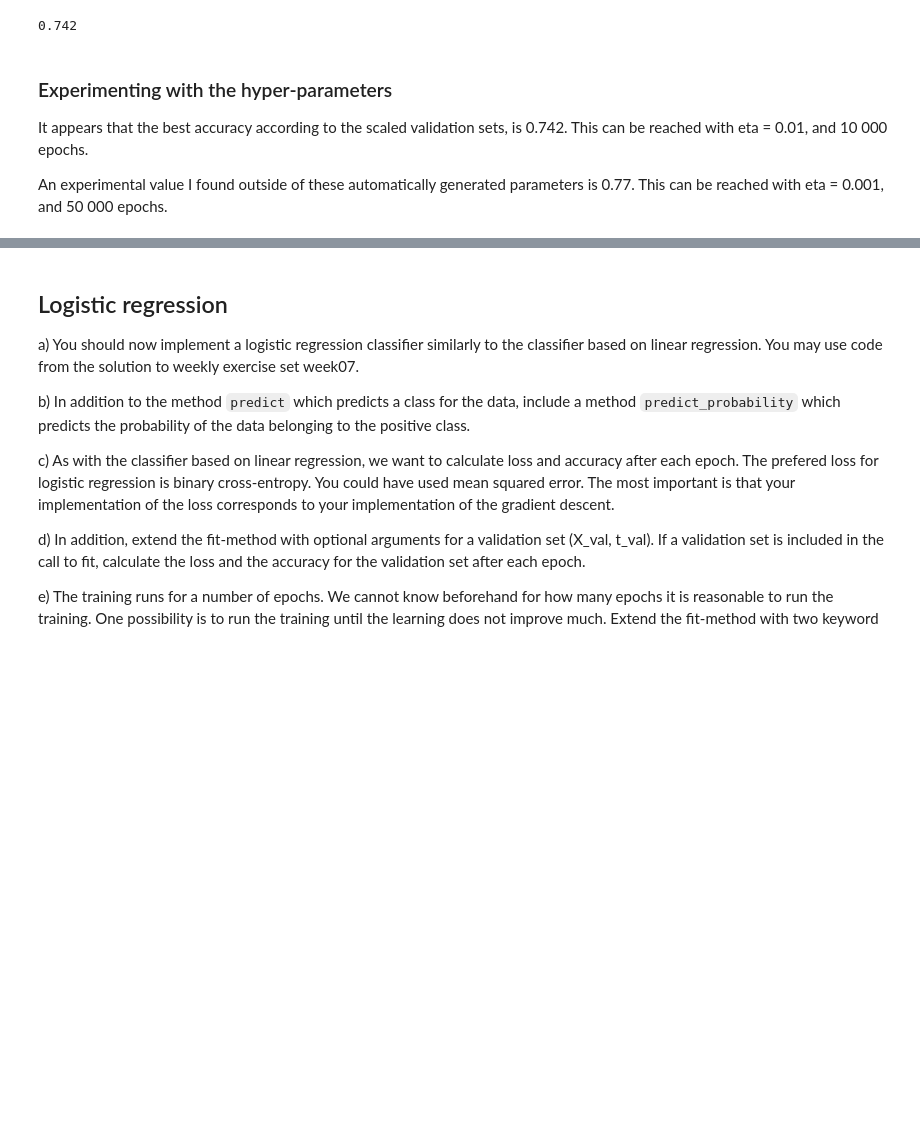
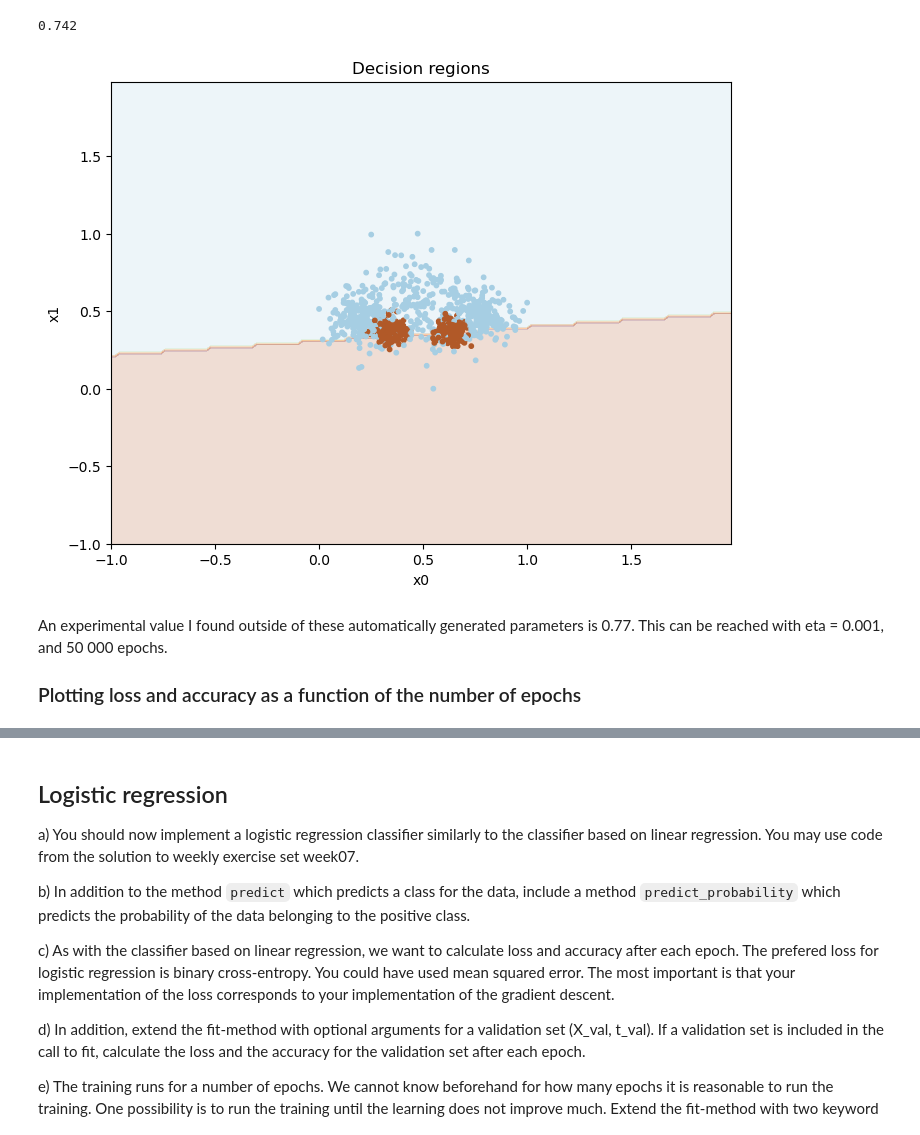
Before and after one commit to chrelerner/UiO-IN3050, a Jupyter notebook: in3050_in4050_2023_assignment_2/in3050_in4050_2023_assignment_2.ipynb, the cells around one changed output, grey strips where cells are left out. Drawn from its saved outputs; the diff is of its cells as text; code cells hidden in the pictures; blank space fills up the shorter version.

```diff
--- a/in3050_in4050_2023_assignment_2/in3050_in4050_2023_assignment_2.ipynb
+++ b/in3050_in4050_2023_assignment_2/in3050_in4050_2023_assignment_2.ipynb
@@ -427,12 +456,13 @@ accuracy(cl3.predict(X_val_scaled), t2_val)
 # %% [output]
 0.742
+# %%
+plot_decision_regions(X_train_scaled, t2_train, cl_linreg3)
+# %% [output]
+[figure, added]
 # %% [markdown]
-### Experimenting with the hyper-parameters
-
-It appears that the best accuracy according to the scaled validation sets, is 0.742.
-This can be reached with eta = 0.01, and 10 000 epochs.
-
 An experimental value I found outside of these automatically generated parameters is 0.77.
 This can be reached with eta = 0.001, and 50 000 epochs.
+
+### Plotting loss and accuracy as a function of the number of epochs
 # %%
 ## PLotting the loss and accuracy as a function of the number of epochs.
```
Also changed, not shown: parts of 47 cells of this notebook.
